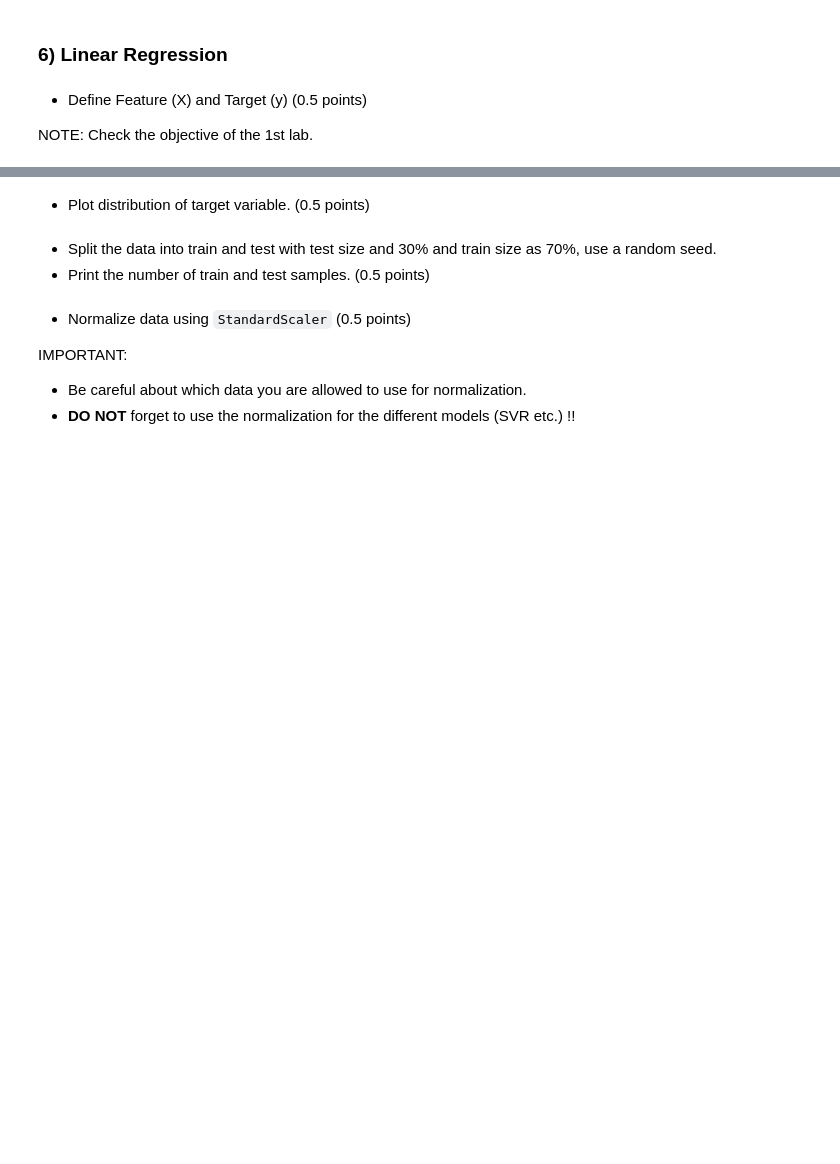
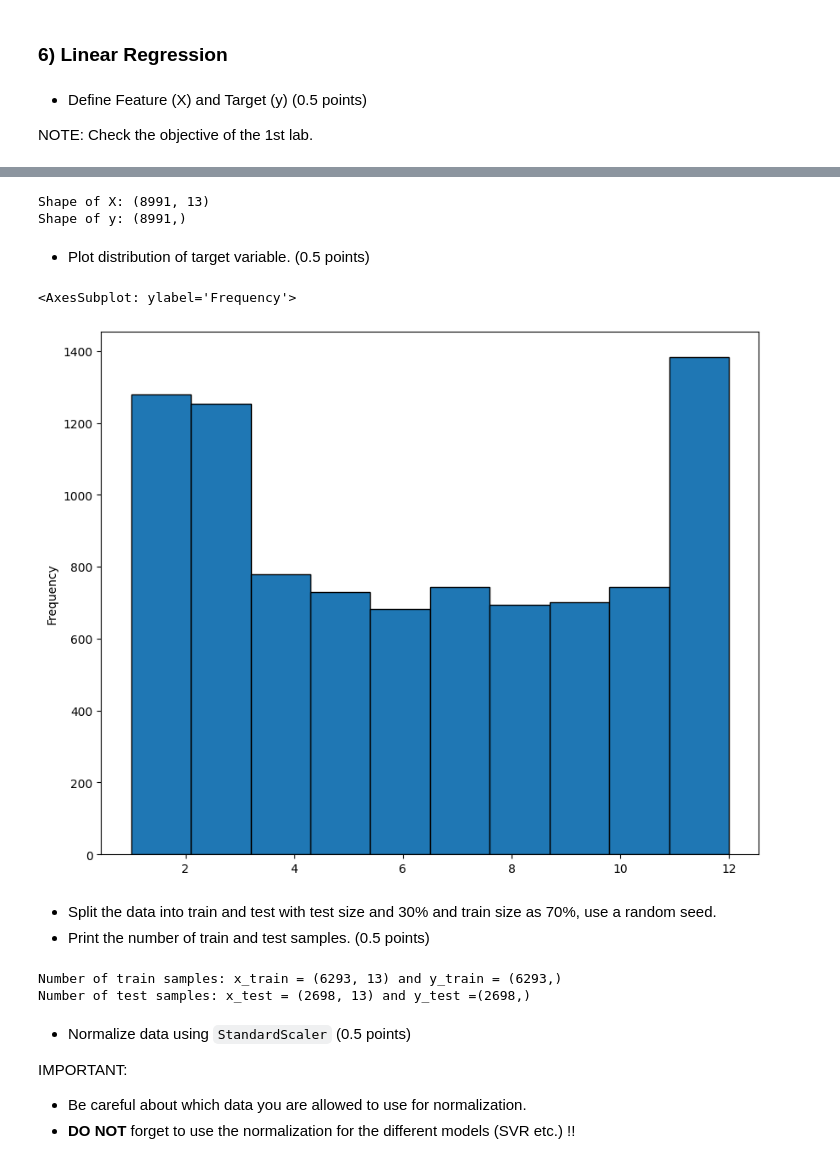
Before and after one commit to rangsimanketkaew/phy371, a Jupyter notebook: Lab2_withAnswersOfLab1.ipynb, the cells around one changed output, grey strips where cells are left out. Cells and saved outputs as stored; diff of their text form; code cells hidden in the pictures; blank space fills up the shorter version.

```diff
--- a/Lab2_withAnswersOfLab1.ipynb
+++ b/Lab2_withAnswersOfLab1.ipynb
@@ -339,3 +339,8 @@ from sklearn.metrics import mean_squared_error,mean_absolute_error   #import mea
 - Define Feature (X) and Target (y) (0.5 points)
 
 NOTE: Check the objective of the 1st lab.
+# %%
+columns = list(df_air)
+columns[12], columns[-1] = columns[-1], columns[12]
+df_air.columns = columns
+df_air.iloc[:, 2:]
@@ -342,15 +377,21 @@ NOTE: Check the objective of the 1st lab.
 # %%
 # your code
-X = ...  # The features (input variables)
-y = ...  # The targets
+X = df_air.iloc[:, 2:-1]  # The features (input variables)
+y = df_air['RH']  # The targets
 
 print('Shape of X: {}'.format(X.shape))
 print('Shape of y: {}'.format(y.shape))
+# %% [output]
+Shape of X: (8991, 13)
+Shape of y: (8991,)
 # %% [markdown]
 - Plot distribution of target variable. (0.5 points)
 # %%
 # your code
-plt.show()
+y.plot(kind='hist', edgecolor='black')
+# %% [output]
+<AxesSubplot: ylabel='Frequency'>
+[figure, added]
 # %% [markdown]
 - Split the data into train and test with test size and 30% and train size as 70%, use a random seed.
 - Print the number of train and test samples. (0.5 points)
@@ -357,8 +400,11 @@ plt.show()
 # %%
 # your code
-
-print('Number of train samples: {}'.format(...))
-print('Number of test samples: {}'.format(...))
+x_train, x_test, y_train, y_test = train_test_split(X, y, test_size=0.3, random_state=42)
+print('Number of train samples: x_train = {} and y_train = {}'.format(x_train.shape, y_train.shape))
+print('Number of test samples: x_test = {} and y_test ={}'.format(x_test.shape, y_test.shape))
+# %% [output]
+Number of train samples: x_train = (6293, 13) and y_train = (6293,)
+Number of test samples: x_test = (2698, 13) and y_test =(2698,)
 # %% [markdown]
 - Normalize data using `StandardScaler` (0.5 points)
 
```
Also changed, not shown: parts of 17 cells of this notebook.
